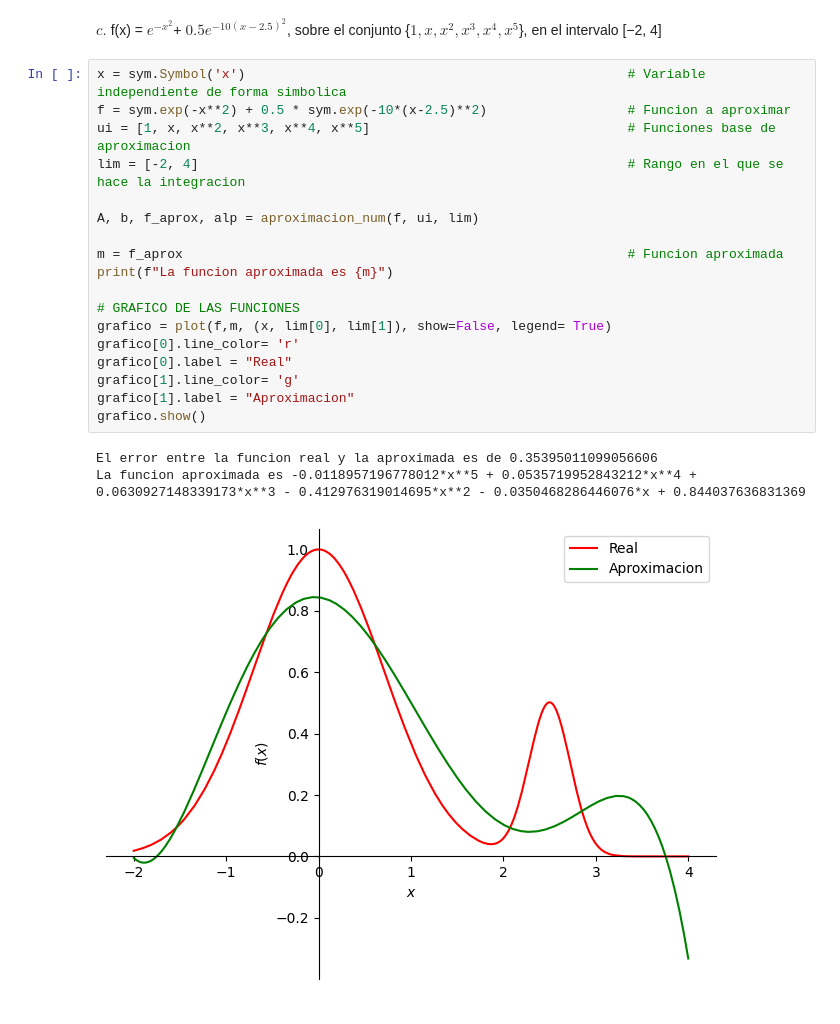
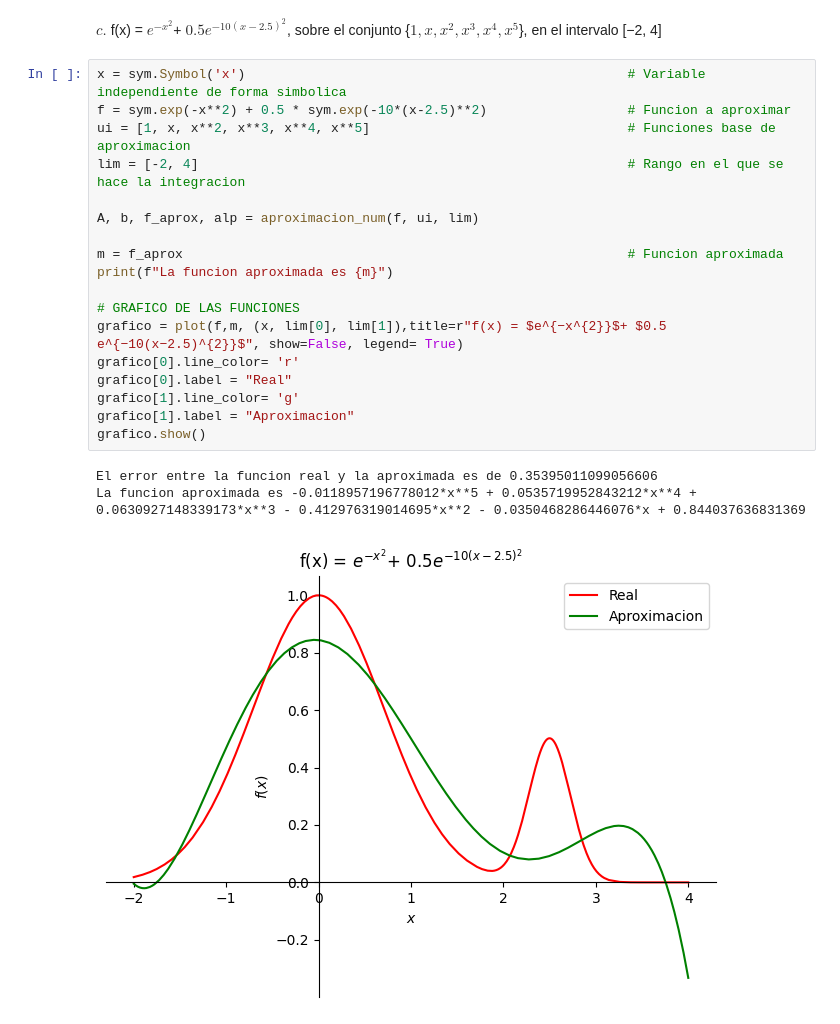
Before and after one commit to JulianSoZa/MiniProjects_NumericMethods, a Jupyter notebook: MiniProject1_GP1/exrcise1.ipynb, the cells around one changed output. Saved outputs shown, nothing was run; the diff lists cells and outputs as text.

```diff
--- a/MiniProject1_GP1/exrcise1.ipynb
+++ b/MiniProject1_GP1/exrcise1.ipynb
@@ -136,22 +133,22 @@ $c.$ f(x) = $e^{−x^{2}}$+ $0.5 e^{−10(x−2.5)^{2}}$, sobre el conjunto {$1,
 # %%
 x = sym.Symbol('x')                                                 # Variable independiente de forma simbolica
 f = sym.exp(-x**2) + 0.5 * sym.exp(-10*(x-2.5)**2)                  # Funcion a aproximar
 ui = [1, x, x**2, x**3, x**4, x**5]                                 # Funciones base de aproximacion
 lim = [-2, 4]                                                       # Rango en el que se hace la integracion
 
 A, b, f_aprox, alp = aproximacion_num(f, ui, lim)
 
 m = f_aprox                                                         # Funcion aproximada
 print(f"La funcion aproximada es {m}")
 
 # GRAFICO DE LAS FUNCIONES
-grafico = plot(f,m, (x, lim[0], lim[1]), show=False, legend= True)
+grafico = plot(f,m, (x, lim[0], lim[1]),title=r"f(x) = $e^{−x^{2}}$+ $0.5 e^{−10(x−2.5)^{2}}$", show=False, legend= True)
 grafico[0].line_color= 'r'
 grafico[0].label = "Real"
 grafico[1].line_color= 'g'
 grafico[1].label = "Aproximacion"
 grafico.show()
 # %% [output]
 El error entre la funcion real y la aproximada es de 0.35395011099056606
 La funcion aproximada es -0.0118957196778012*x**5 + 0.0535719952843212*x**4 + 0.0630927148339173*x**3 - 0.412976319014695*x**2 - 0.0350468286446076*x + 0.844037636831369
-[figure, old version]
+[figure, new version]
```
Also changed, not shown: parts of 3 cells of this notebook, 1 other file.
